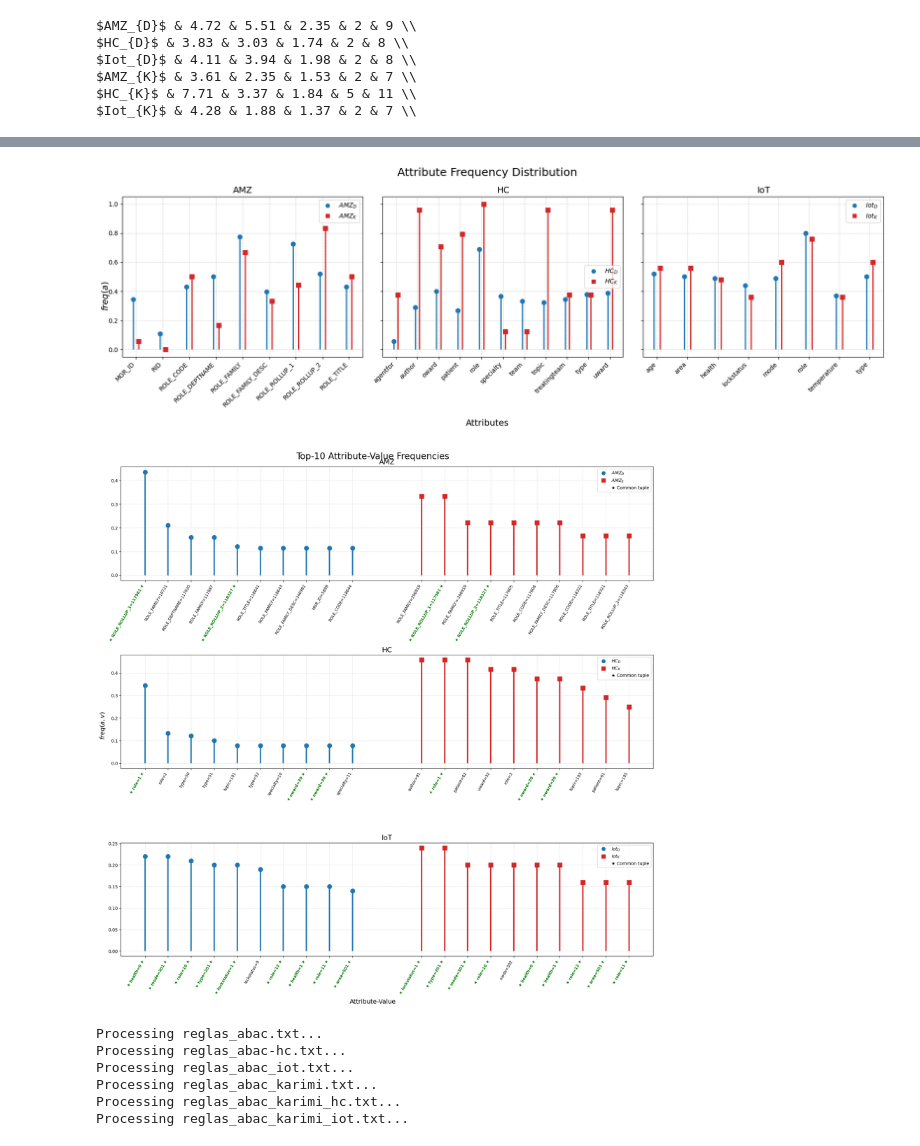
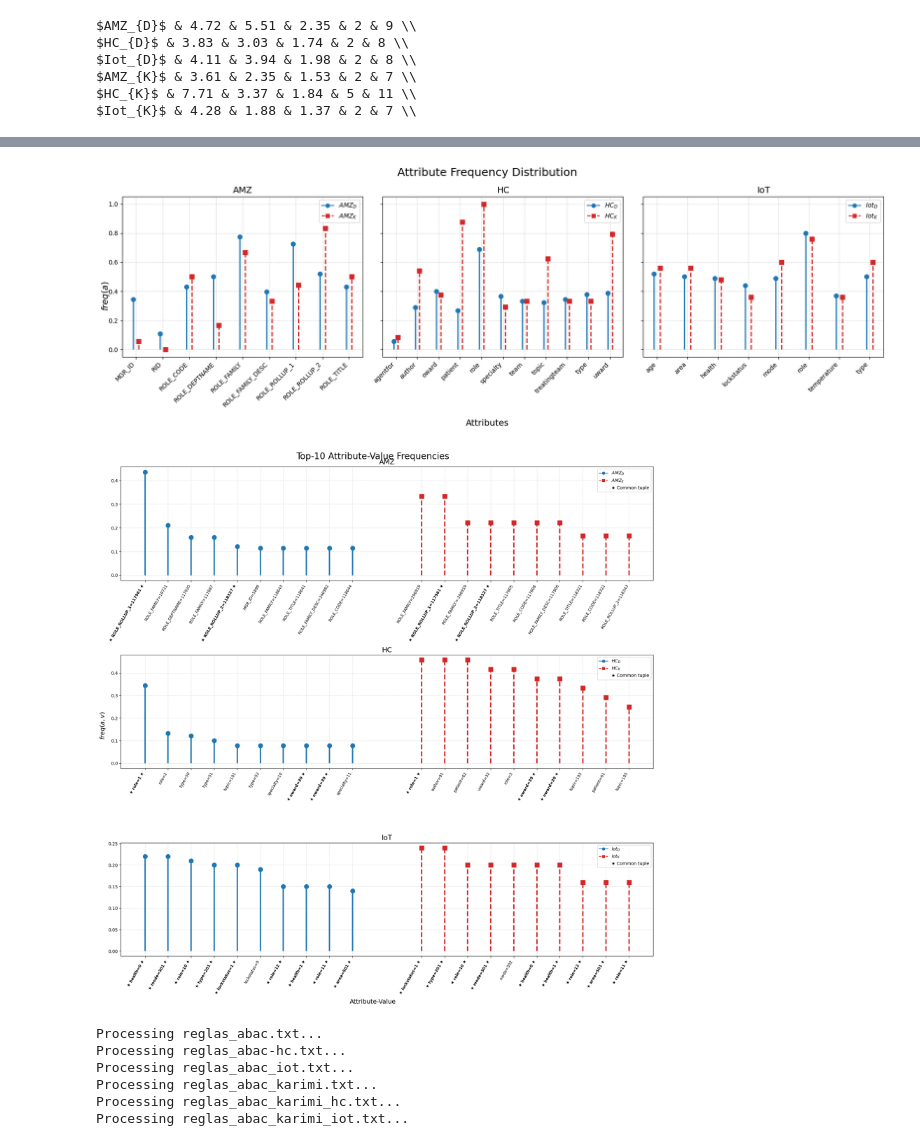
Before and after one commit to diazmx/phd-thesis-lab, a Jupyter notebook: 17_NuevoAnalisisP1/paper 1.ipynb, the cells around one changed output, grey strips where cells are left out. Drawn from its saved outputs; the diff is of its cells as text; code cells hidden in the pictures.

```diff
--- a/17_NuevoAnalisisP1/paper 1.ipynb
+++ b/17_NuevoAnalisisP1/paper 1.ipynb
@@ -287,6 +287,14 @@ files = [
     "reglas_abac_karimi.txt",
     "reglas_abac_karimi_hc.txt",
     "reglas_abac_karimi_iot.txt",
+]
+files = [
+    "reglas_abac_2.txt",
+    "reglas_abac_hc_2.txt",
+    "reglas_abac_iot_2.txt",
+    "reglas_abac_karimi_2.txt",
+    "reglas_abac_karimi_hc_2.txt",
+    "reglas_abac_karimi_iot_2.txt",
 ]
 
 labels = [
@@ -438,7 +446,8 @@ for ax, (idx_d, idx_k, title) in zip(axes, groups):
     plt.setp(
         stemlines2,
         linewidth=2,
-        color='tab:red'
+        color='tab:red',
+        linestyle='--'
     )
 
     plt.setp(
@@ -474,7 +483,8 @@ for ax, (idx_d, idx_k, title) in zip(axes, groups):
         [],
         [],
         marker='o',
-        linestyle='None',
+        linestyle='-',
+        markersize=6,
         color='tab:blue',
         label=labels[idx_d]
     )
@@ -483,8 +493,9 @@ for ax, (idx_d, idx_k, title) in zip(axes, groups):
         [],
         [],
         marker='s',
-        linestyle='None',
+        linestyle='--',
         color='tab:red',
+        markersize=6,
         label=labels[idx_k]
     )
 
@@ -831,6 +639,14 @@ files = [
     "reglas_abac_karimi.txt",
     "reglas_abac_karimi_hc.txt",
     "reglas_abac_karimi_iot.txt",
+]
+files = [
+    "reglas_abac_2.txt",
+    "reglas_abac_hc_2.txt",
+    "reglas_abac_iot_2.txt",
+    "reglas_abac_karimi_2.txt",
+    "reglas_abac_karimi_hc_2.txt",
+    "reglas_abac_karimi_iot_2.txt",
 ]
 
 labels = [
@@ -997,7 +813,8 @@ for ax, (idx_d, idx_k, title) in zip(axes, groups):
     plt.setp(
         stemlines2,
         linewidth=2,
-        color='tab:red'
+        color='tab:red',
+        linestyle='--'
     )
 
     plt.setp(
@@ -1038,7 +855,8 @@ for ax, (idx_d, idx_k, title) in zip(axes, groups):
         [],
         [],
         marker='o',
-        linestyle='None',
+        markersize=6,
+        linestyle='-',
         color='tab:blue',
         label=labels[idx_d]
     )
@@ -1047,7 +865,8 @@ for ax, (idx_d, idx_k, title) in zip(axes, groups):
         [],
         [],
         marker='s',
-        linestyle='None',
+        markersize=6,
+        linestyle='--',
         color='tab:red',
         label=labels[idx_k]
     )
@@ -1060,34 +879,34 @@ for ax, (idx_d, idx_k, title) in zip(axes, groups):
 
 fig.suptitle(
     "Attribute Frequency Distribution",
     fontsize=18
 )
 
 fig.supxlabel(
     "Attributes",
     fontsize=14
 )
 
 fig.supylabel(
     r"$freq(a)$",
     fontsize=14
 )
 
 plt.tight_layout()
 
 # ============================================================
 # SAVE FIGURE
 # ============================================================
 
 plt.savefig(
     "attribute_frequency_subfigures.png",
     dpi=300,
     bbox_inches='tight'
 )
 
 plt.show()
 # %% [output]
-[figure, old version]
+[figure, new version]
 # %%
 import ast
 from collections import Counter
@@ -1300,7 +1119,7 @@ for ax, (idx_d, idx_k, title) in zip(axes, groups):
     plt.setp(
         stemlines2,
         linewidth=3,
-        color='tab:red'
+        color='tab:red',
         linestyle='--'
     )
 
@@ -1344,7 +1163,7 @@ for ax, (idx_d, idx_k, title) in zip(axes, groups):
 
             tick.set_text("★ " + tick.get_text()+ " ★")   # add star
             tick.set_fontweight('bold')             # bold
-            tick.set_color('green')                 # no dependence on color
+            #tick.set_color('green')                 # no dependence on color
 
     ax.set_xticklabels(
     tick_objects,
@@ -1379,9 +1198,9 @@ for ax, (idx_d, idx_k, title) in zip(axes, groups):
         [],
         [],
         marker='o',
-        linestyle='None',
+        linestyle='-',
         color='tab:blue',
-        markersize=8,
+        markersize=6,
         label=labels[idx_d]
     )
 
@@ -1389,9 +1208,9 @@ for ax, (idx_d, idx_k, title) in zip(axes, groups):
         [],
         [],
         marker='s',
-        linestyle='None',
+        linestyle='--',
         color='tab:red',
-        markersize=8,
+        markersize=6,
         label=labels[idx_k]
     )
 
@@ -1441,7 +1260,7 @@ plt.savefig(
 
 plt.show()
 # %% [output]
-[figure, old version]
+[figure, new version]
 # %%
 import ast
 import itertools
```
Also changed, not shown: parts of 4 cells of this notebook, 7 other files.
